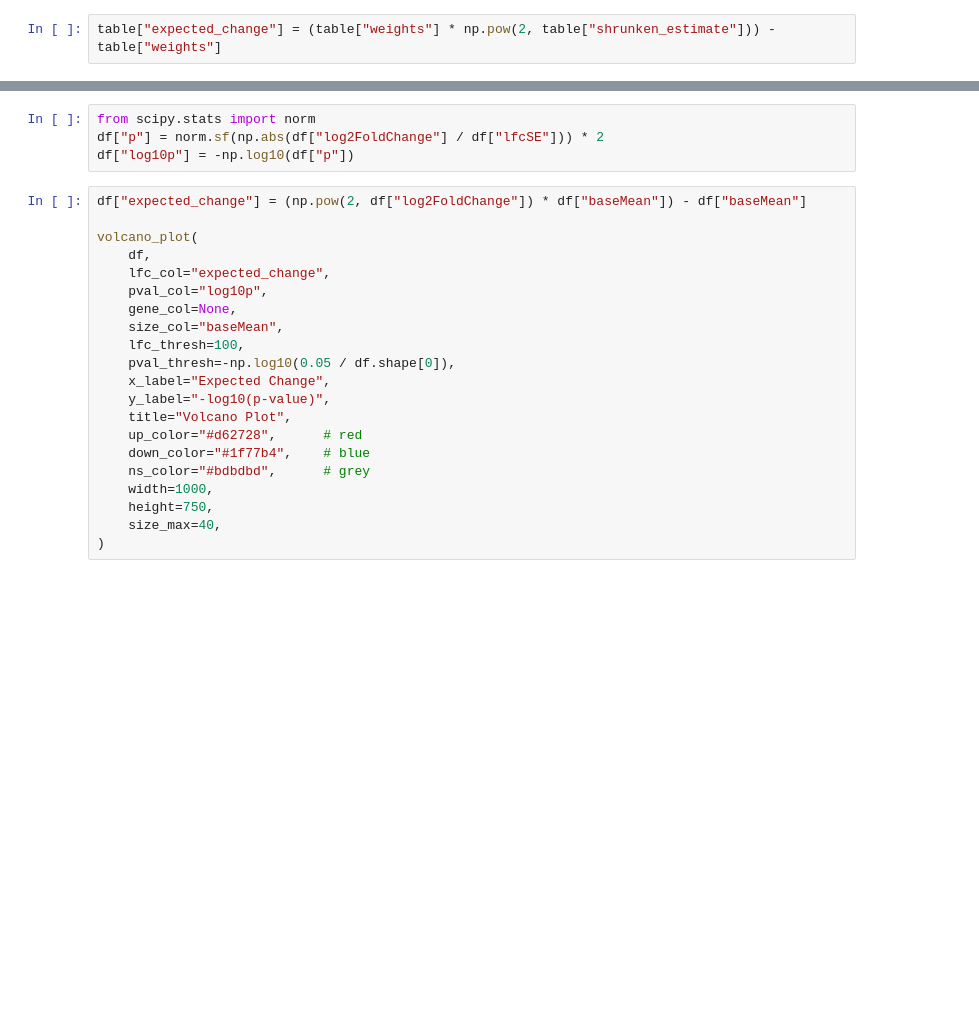
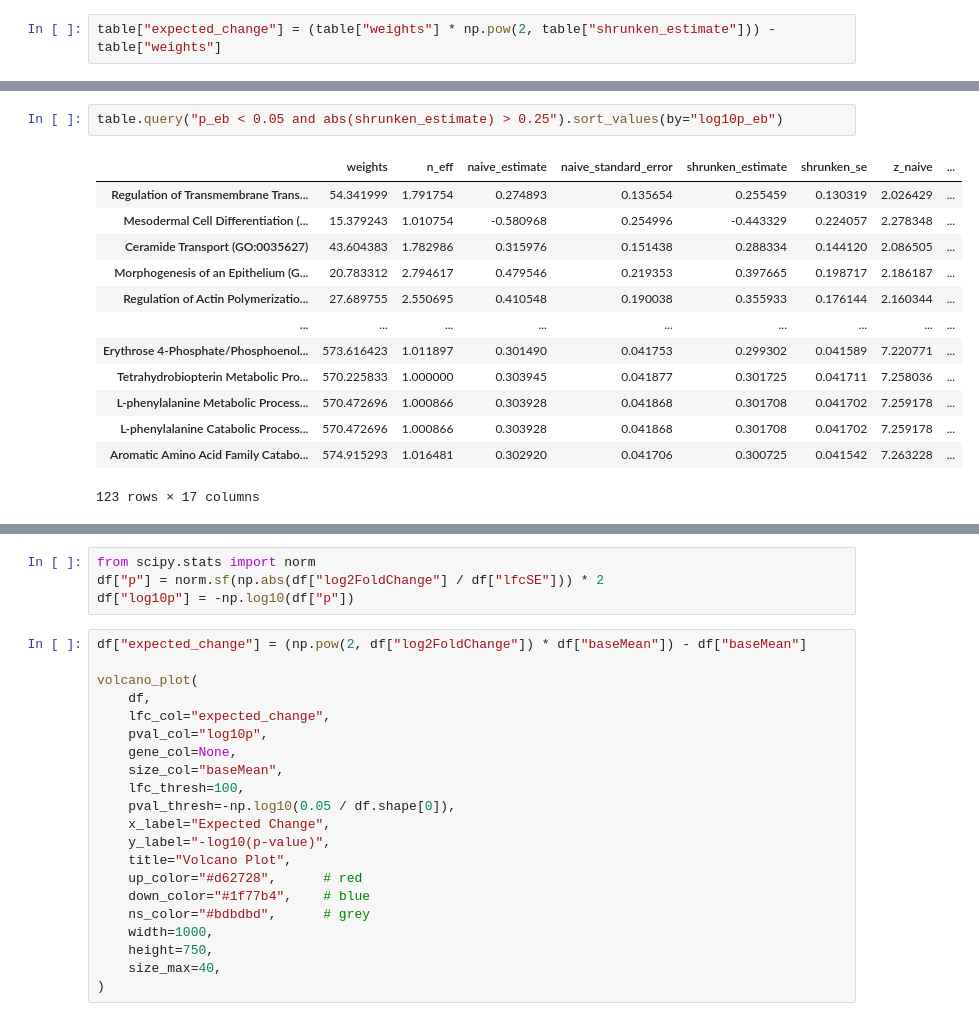
Before and after one commit to jhaberbe/meta-analysis, a Jupyter notebook: notebooks/testing.ipynb, the cells around one changed output, grey strips where cells are left out. Saved outputs shown, nothing was run; the diff lists cells and outputs as text; blank space fills up the shorter version.

```diff
--- a/notebooks/testing.ipynb
+++ b/notebooks/testing.ipynb
@@ -233,3 +222,19 @@ table.sort_values(by="log10p_eb").tail(20)
+# %%
+table.query("p_eb < 0.05 and abs(shrunken_estimate) > 0.25").sort_values(by="log10p_eb")
+# %% [output]
+|  | weights | n_eff | naive_estimate | naive_standard_error | shrunken_estimate | shrunken_se | z_naive | ... |
+| Regulation of Transmembrane Trans... | 54.341999 | 1.791754 | 0.274893 | 0.135654 | 0.255459 | 0.130319 | 2.026429 | ... |
+| Mesodermal Cell Differentiation (... | 15.379243 | 1.010754 | -0.580968 | 0.254996 | -0.443329 | 0.224057 | 2.278348 | ... |
+| Ceramide Transport (GO:0035627) | 43.604383 | 1.782986 | 0.315976 | 0.151438 | 0.288334 | 0.144120 | 2.086505 | ... |
+| Morphogenesis of an Epithelium (G... | 20.783312 | 2.794617 | 0.479546 | 0.219353 | 0.397665 | 0.198717 | 2.186187 | ... |
+| Regulation of Actin Polymerizatio... | 27.689755 | 2.550695 | 0.410548 | 0.190038 | 0.355933 | 0.176144 | 2.160344 | ... |
+| ... | ... | ... | ... | ... | ... | ... | ... | ... |
+| Erythrose 4-Phosphate/Phosphoenol... | 573.616423 | 1.011897 | 0.301490 | 0.041753 | 0.299302 | 0.041589 | 7.220771 | ... |
+| Tetrahydrobiopterin Metabolic Pro... | 570.225833 | 1.000000 | 0.303945 | 0.041877 | 0.301725 | 0.041711 | 7.258036 | ... |
+| L-phenylalanine Metabolic Process... | 570.472696 | 1.000866 | 0.303928 | 0.041868 | 0.301708 | 0.041702 | 7.259178 | ... |
+| L-phenylalanine Catabolic Process... | 570.472696 | 1.000866 | 0.303928 | 0.041868 | 0.301708 | 0.041702 | 7.259178 | ... |
+| Aromatic Amino Acid Family Catabo... | 574.915293 | 1.016481 | 0.302920 | 0.041706 | 0.300725 | 0.041542 | 7.263228 | ... |
+123 rows × 17 columns
 # %%
 from meta_analysis.pl import ForestPlotter
 
```
Also changed, not shown: parts of 20 cells of this notebook, 1 other file.
